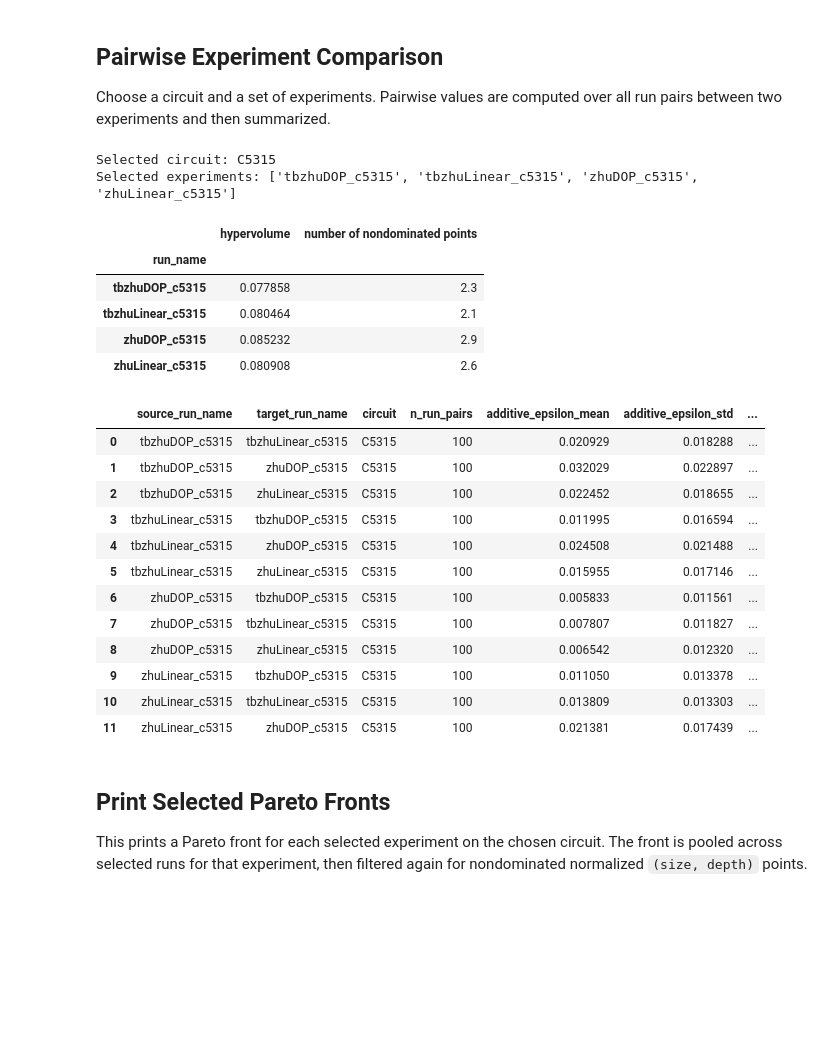
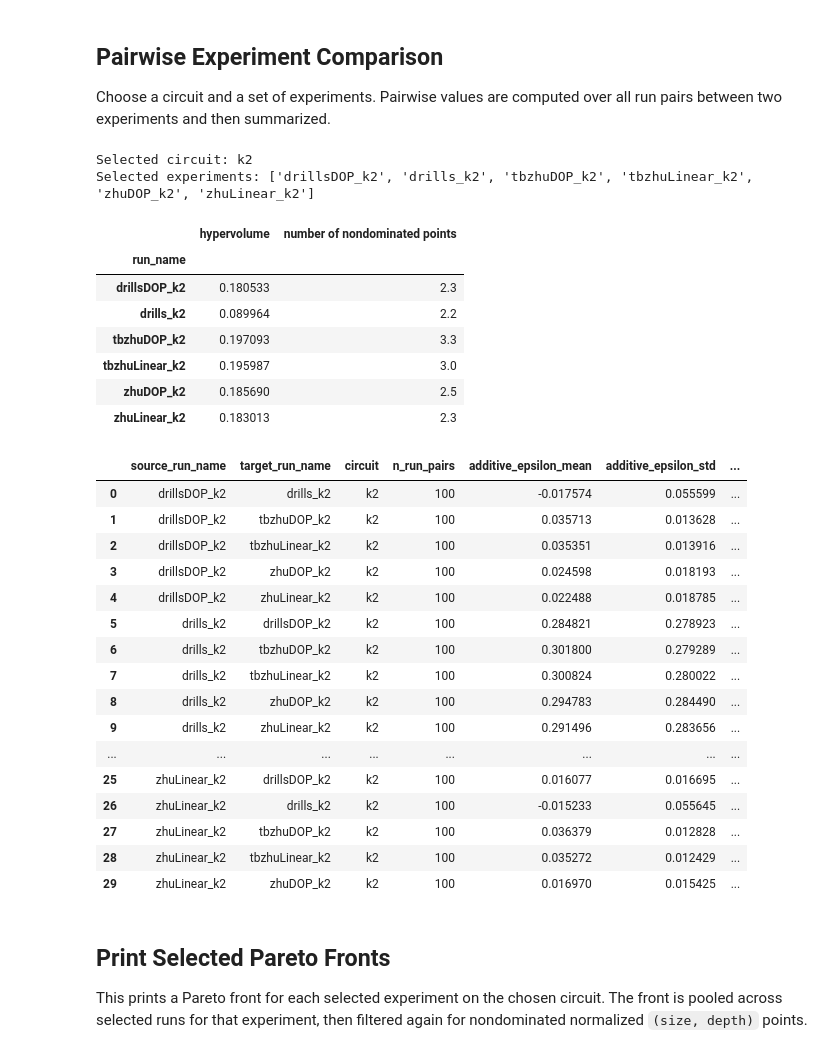
Before and after one commit to CHern0g0r/GFlowCircuit, a Jupyter notebook: ntb/show_report.ipynb, the cells around one changed output. Cells and saved outputs as stored; diff of their text form; code cells hidden in the pictures; blank space fills up the shorter version.

Commit message:
drills init
drills dop config

```diff
--- a/ntb/show_report.ipynb
+++ b/ntb/show_report.ipynb
@@ -269,29 +269,31 @@ aggregate_summary_df
 Choose a circuit and a set of experiments. Pairwise values are computed over all run pairs between two experiments and then summarized.
 # %%
 # Choose the comparison target.
-selected_circuit = points_df["circuit"].unique()[5]
+selected_circuit = points_df["circuit"].unique()[4]
 # selected_circuit = 'bc0'
 _selected_experiments = points_df.loc[points_df["circuit"] == selected_circuit]
 selected_experiments = sorted(_selected_experiments["run_name"].unique())
 
 
 print("Selected circuit:", selected_circuit)
 print("Selected experiments:", selected_experiments)
 
 circ_sum_df = summary_df.loc[
     summary_df["circuit"] == selected_circuit,
     ["run_name", "hypervolume", "number of nondominated points"]
 ].groupby("run_name").agg("mean")
 circ_sum_df
 # %% [output]
-Selected circuit: C5315
-Selected experiments: ['tbzhuDOP_c5315', 'tbzhuLinear_c5315', 'zhuDOP_c5315', 'zhuLinear_c5315']
+Selected circuit: k2
+Selected experiments: ['drillsDOP_k2', 'drills_k2', 'tbzhuDOP_k2', 'tbzhuLinear_k2', 'zhuDOP_k2', 'zhuLinear_k2']
 |  | hypervolume | number of nondominated points |
 | run_name |  |  |
-| tbzhuDOP_c5315 | 0.077858 | 2.3 |
-| tbzhuLinear_c5315 | 0.080464 | 2.1 |
-| zhuDOP_c5315 | 0.085232 | 2.9 |
-| zhuLinear_c5315 | 0.080908 | 2.6 |
+| drillsDOP_k2 | 0.180533 | 2.3 |
+| drills_k2 | 0.089964 | 2.2 |
+| tbzhuDOP_k2 | 0.197093 | 3.3 |
+| tbzhuLinear_k2 | 0.195987 | 3.0 |
+| zhuDOP_k2 | 0.185690 | 2.5 |
+| zhuLinear_k2 | 0.183013 | 2.3 |
 # %%
 def run_fronts_for(run_name, circuit):
     run_rows = summary_df[(summary_df["run_name"] == run_name) & (summary_df["circuit"] == circuit)]
@@ -340,18 +342,22 @@ pairwise_df = pd.DataFrame(pairwise_rows)
 pairwise_df
 # %% [output]
 |  | source_run_name | target_run_name | circuit | n_run_pairs | additive_epsilon_mean | additive_epsilon_std | ... |
-| 0 | tbzhuDOP_c5315 | tbzhuLinear_c5315 | C5315 | 100 | 0.020929 | 0.018288 | ... |
-| 1 | tbzhuDOP_c5315 | zhuDOP_c5315 | C5315 | 100 | 0.032029 | 0.022897 | ... |
-| 2 | tbzhuDOP_c5315 | zhuLinear_c5315 | C5315 | 100 | 0.022452 | 0.018655 | ... |
-| 3 | tbzhuLinear_c5315 | tbzhuDOP_c5315 | C5315 | 100 | 0.011995 | 0.016594 | ... |
-| 4 | tbzhuLinear_c5315 | zhuDOP_c5315 | C5315 | 100 | 0.024508 | 0.021488 | ... |
-| 5 | tbzhuLinear_c5315 | zhuLinear_c5315 | C5315 | 100 | 0.015955 | 0.017146 | ... |
-| 6 | zhuDOP_c5315 | tbzhuDOP_c5315 | C5315 | 100 | 0.005833 | 0.011561 | ... |
-| 7 | zhuDOP_c5315 | tbzhuLinear_c5315 | C5315 | 100 | 0.007807 | 0.011827 | ... |
-| 8 | zhuDOP_c5315 | zhuLinear_c5315 | C5315 | 100 | 0.006542 | 0.012320 | ... |
-| 9 | zhuLinear_c5315 | tbzhuDOP_c5315 | C5315 | 100 | 0.011050 | 0.013378 | ... |
-| 10 | zhuLinear_c5315 | tbzhuLinear_c5315 | C5315 | 100 | 0.013809 | 0.013303 | ... |
-| 11 | zhuLinear_c5315 | zhuDOP_c5315 | C5315 | 100 | 0.021381 | 0.017439 | ... |
+| 0 | drillsDOP_k2 | drills_k2 | k2 | 100 | -0.017574 | 0.055599 | ... |
+| 1 | drillsDOP_k2 | tbzhuDOP_k2 | k2 | 100 | 0.035713 | 0.013628 | ... |
+| 2 | drillsDOP_k2 | tbzhuLinear_k2 | k2 | 100 | 0.035351 | 0.013916 | ... |
+| 3 | drillsDOP_k2 | zhuDOP_k2 | k2 | 100 | 0.024598 | 0.018193 | ... |
+| 4 | drillsDOP_k2 | zhuLinear_k2 | k2 | 100 | 0.022488 | 0.018785 | ... |
+| 5 | drills_k2 | drillsDOP_k2 | k2 | 100 | 0.284821 | 0.278923 | ... |
+| 6 | drills_k2 | tbzhuDOP_k2 | k2 | 100 | 0.301800 | 0.279289 | ... |
+| 7 | drills_k2 | tbzhuLinear_k2 | k2 | 100 | 0.300824 | 0.280022 | ... |
+| 8 | drills_k2 | zhuDOP_k2 | k2 | 100 | 0.294783 | 0.284490 | ... |
+| 9 | drills_k2 | zhuLinear_k2 | k2 | 100 | 0.291496 | 0.283656 | ... |
+| ... | ... | ... | ... | ... | ... | ... | ... |
+| 25 | zhuLinear_k2 | drillsDOP_k2 | k2 | 100 | 0.016077 | 0.016695 | ... |
+| 26 | zhuLinear_k2 | drills_k2 | k2 | 100 | -0.015233 | 0.055645 | ... |
+| 27 | zhuLinear_k2 | tbzhuDOP_k2 | k2 | 100 | 0.036379 | 0.012828 | ... |
+| 28 | zhuLinear_k2 | tbzhuLinear_k2 | k2 | 100 | 0.035272 | 0.012429 | ... |
+| 29 | zhuLinear_k2 | zhuDOP_k2 | k2 | 100 | 0.016970 | 0.015425 | ... |
 # %% [markdown]
 ## Print Selected Pareto Fronts
 
```
Also changed, not shown: parts of 5 cells of this notebook, 16 other files.
